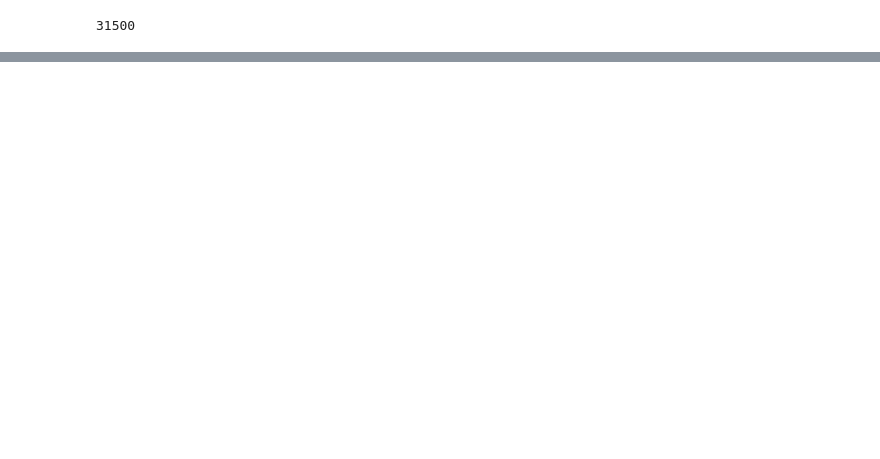
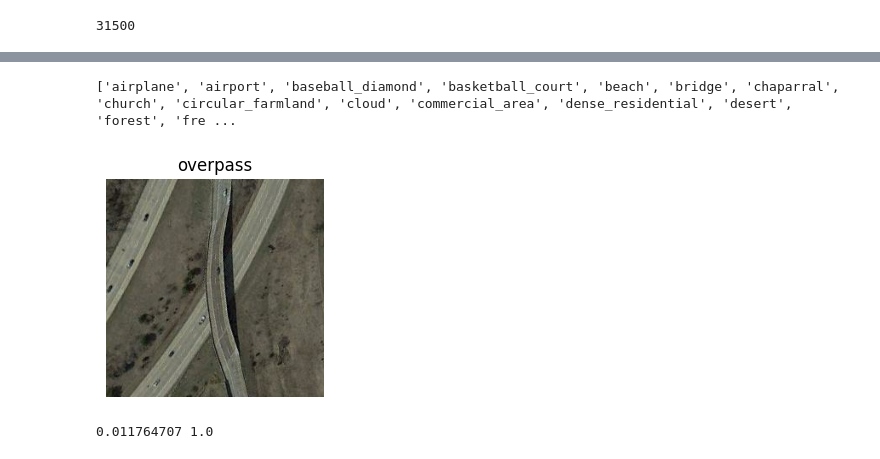
Before and after one commit to nates-rgb/NeuralNet, a Jupyter notebook: Homework/hw3/hw3.ipynb, the cells around one changed output, grey strips where cells are left out. Cells and saved outputs as stored; diff of their text form; code cells hidden in the pictures; blank space fills up the shorter version.

```diff
--- a/Homework/hw3/hw3.ipynb
+++ b/Homework/hw3/hw3.ipynb
@@ -119,0 +91,12 @@ PIL.Image.open(str(airplane[0]))
+# %%
+batch_size = 32
+img_height = 256
+img_width = 256
+# %%
+train_ds, val_ds = tf.keras.utils.image_dataset_from_directory(
+  data_dir,
+  validation_split=0.2,
+  subset="both",
+  seed=123,
+  image_size=(img_height, img_width),
+  batch_size=batch_size)
@@ -119,0 +109,17 @@ PIL.Image.open(str(airplane[0]))
+# %%
+class_names = train_ds.class_names
+print(class_names)
+# %% [output]
+['airplane', 'airport', 'baseball_diamond', 'basketball_court', 'beach', 'bridge', 'chaparral', 'church', 'circular_farmland', 'cloud', 'commercial_area', 'dense_residential', 'desert', 'forest', 'fre ...
+# %%
+import matplotlib.pyplot as plt
+
+plt.figure(figsize=(30, 30))
+for images, labels in train_ds.take(1):
+  for i in range(batch_size):
+    ax = plt.subplot(9, 9, i + 1)
+    plt.imshow(images[i].numpy().astype("uint8"))
+    plt.title(class_names[labels[i]])
+    plt.axis("off")
+# %% [output]
+[figure, added]
@@ -119,0 +128,8 @@ PIL.Image.open(str(airplane[0]))
+# %%
+normalized_ds = train_ds.map(lambda x, y: (normalization_layer(x), y))
+image_batch, labels_batch = next(iter(normalized_ds))
+first_image = image_batch[0]
+# Notice the pixel values are now in `[0,1]`.
+print(np.min(first_image), np.max(first_image))
+# %% [output]
+0.011764707 1.0
```
Also changed, not shown: parts of 14 cells of this notebook, 1 other file.
